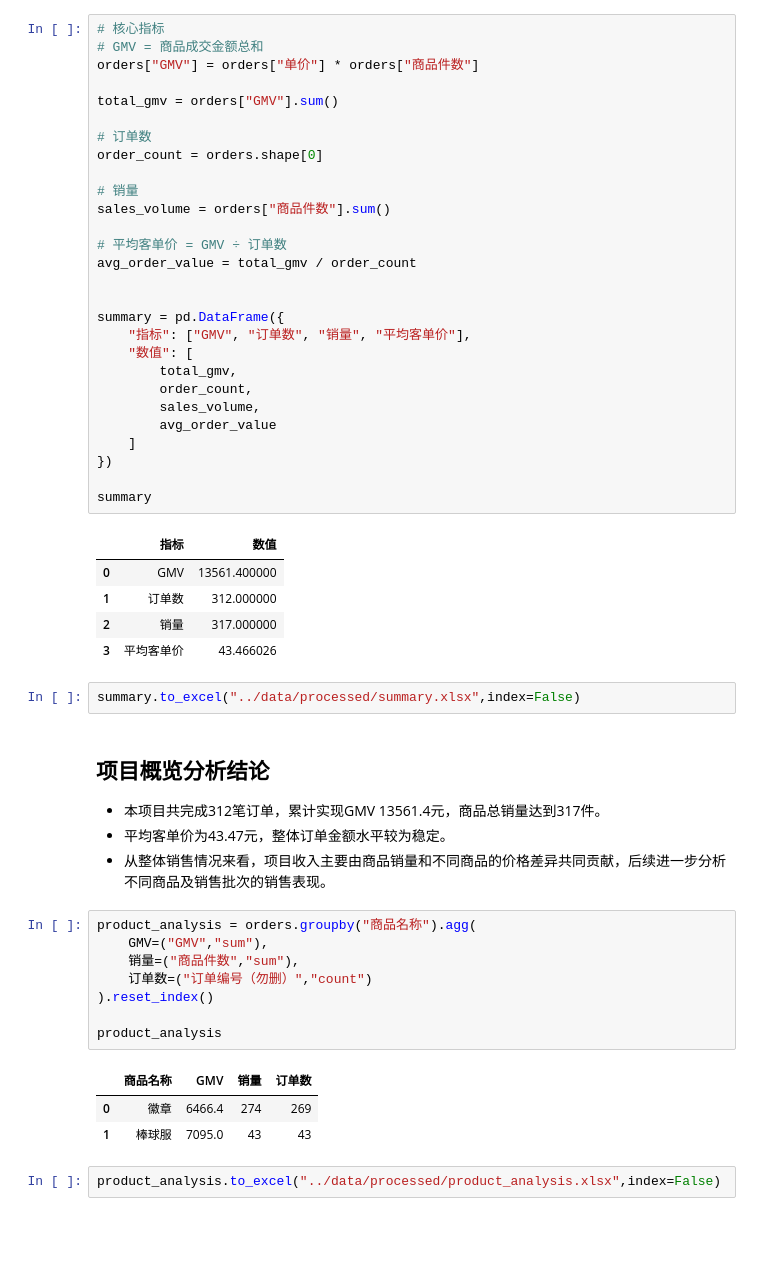
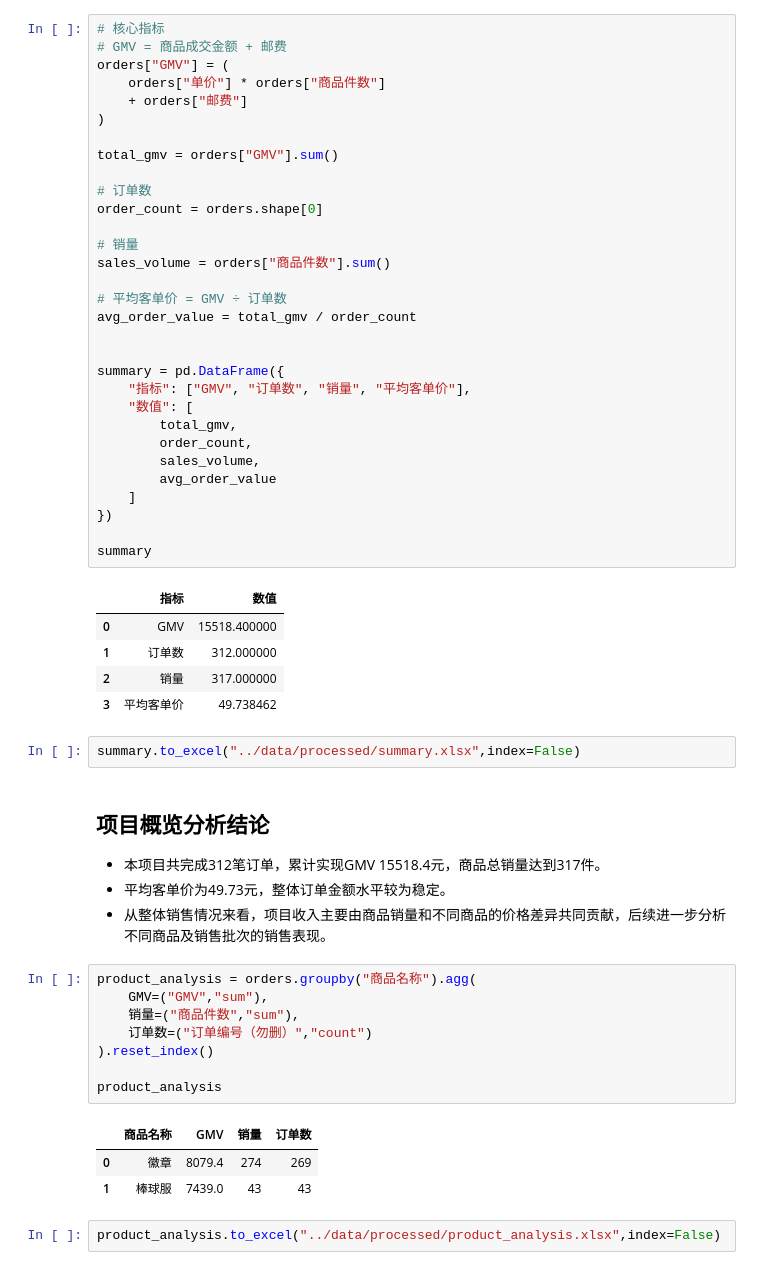
Before and after one commit to xiao77-am/consumer-commerce-analysis, a Jupyter notebook: notebooks/02_eda.ipynb, the cells around one changed output. Saved outputs shown, nothing was run; the diff lists cells and outputs as text; blank space fills up the shorter version.

```diff
--- a/notebooks/02_eda.ipynb
+++ b/notebooks/02_eda.ipynb
@@ -14,45 +14,48 @@ orders.head()
 | 4 | 2024-12-03 | 100005 | 7300251109 | 23.6 | 已完成 | NaN | 2024-12-03 11:49:04 | 徽章 | 无 | 徽章一批 | 1 | ... |
 # %%
 # 核心指标
-# GMV = 商品成交金额总和
-orders["GMV"] = orders["单价"] * orders["商品件数"]
+# GMV = 商品成交金额 + 邮费
+orders["GMV"] = (
+    orders["单价"] * orders["商品件数"]
+    + orders["邮费"]
+)
 
 total_gmv = orders["GMV"].sum()
 
 # 订单数
 order_count = orders.shape[0]
 
 # 销量
 sales_volume = orders["商品件数"].sum()
 
 # 平均客单价 = GMV ÷ 订单数
 avg_order_value = total_gmv / order_count
 
 
 summary = pd.DataFrame({
     "指标": ["GMV", "订单数", "销量", "平均客单价"],
     "数值": [
         total_gmv,
         order_count,
         sales_volume,
         avg_order_value
     ]
 })
 
 summary
 # %% [output]
 |  | 指标 | 数值 |
-| 0 | GMV | 13561.400000 |
+| 0 | GMV | 15518.400000 |
 | 1 | 订单数 | 312.000000 |
 | 2 | 销量 | 317.000000 |
-| 3 | 平均客单价 | 43.466026 |
+| 3 | 平均客单价 | 49.738462 |
 # %%
 summary.to_excel("../data/processed/summary.xlsx",index=False)
 # %% [markdown]
 ## 项目概览分析结论
 
-- 本项目共完成312笔订单，累计实现GMV 13561.4元，商品总销量达到317件。
-- 平均客单价为43.47元，整体订单金额水平较为稳定。
+- 本项目共完成312笔订单，累计实现GMV 15518.4元，商品总销量达到317件。
+- 平均客单价为49.73元，整体订单金额水平较为稳定。
 - 从整体销售情况来看，项目收入主要由商品销量和不同商品的价格差异共同贡献，后续进一步分析不同商品及销售批次的销售表现。
 # %%
 product_analysis = orders.groupby("商品名称").agg(
@@ -64,8 +67,8 @@ product_analysis = orders.groupby("商品名称").agg(
 product_analysis
 # %% [output]
 |  | 商品名称 | GMV | 销量 | 订单数 |
-| 0 | 徽章 | 6466.4 | 274 | 269 |
-| 1 | 棒球服 | 7095.0 | 43 | 43 |
+| 0 | 徽章 | 8079.4 | 274 | 269 |
+| 1 | 棒球服 | 7439.0 | 43 | 43 |
 # %%
 product_analysis.to_excel("../data/processed/product_analysis.xlsx",index=False)
 # %% [markdown]
```
Also changed, not shown: parts of 10 cells of this notebook, 6 other files.
